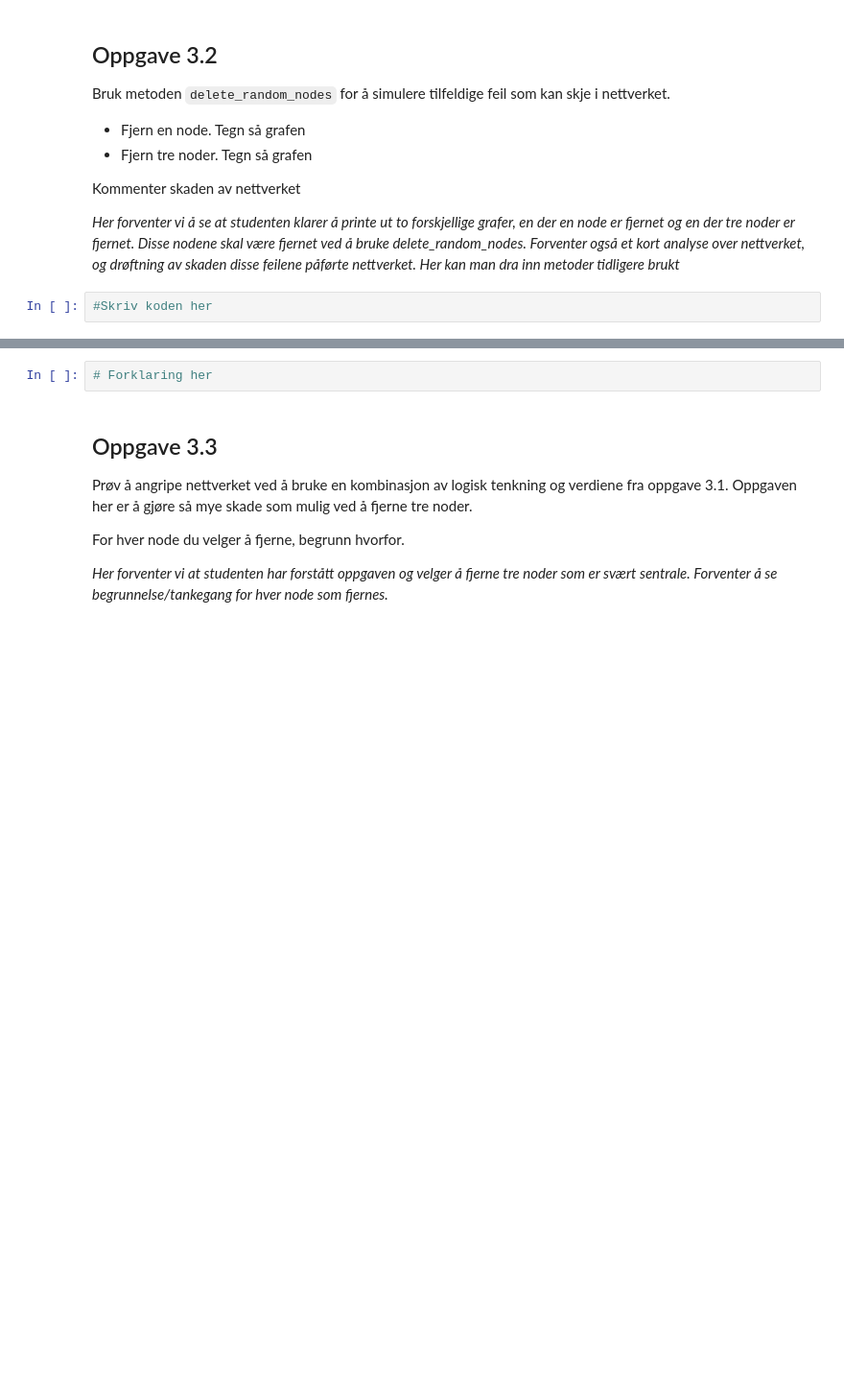
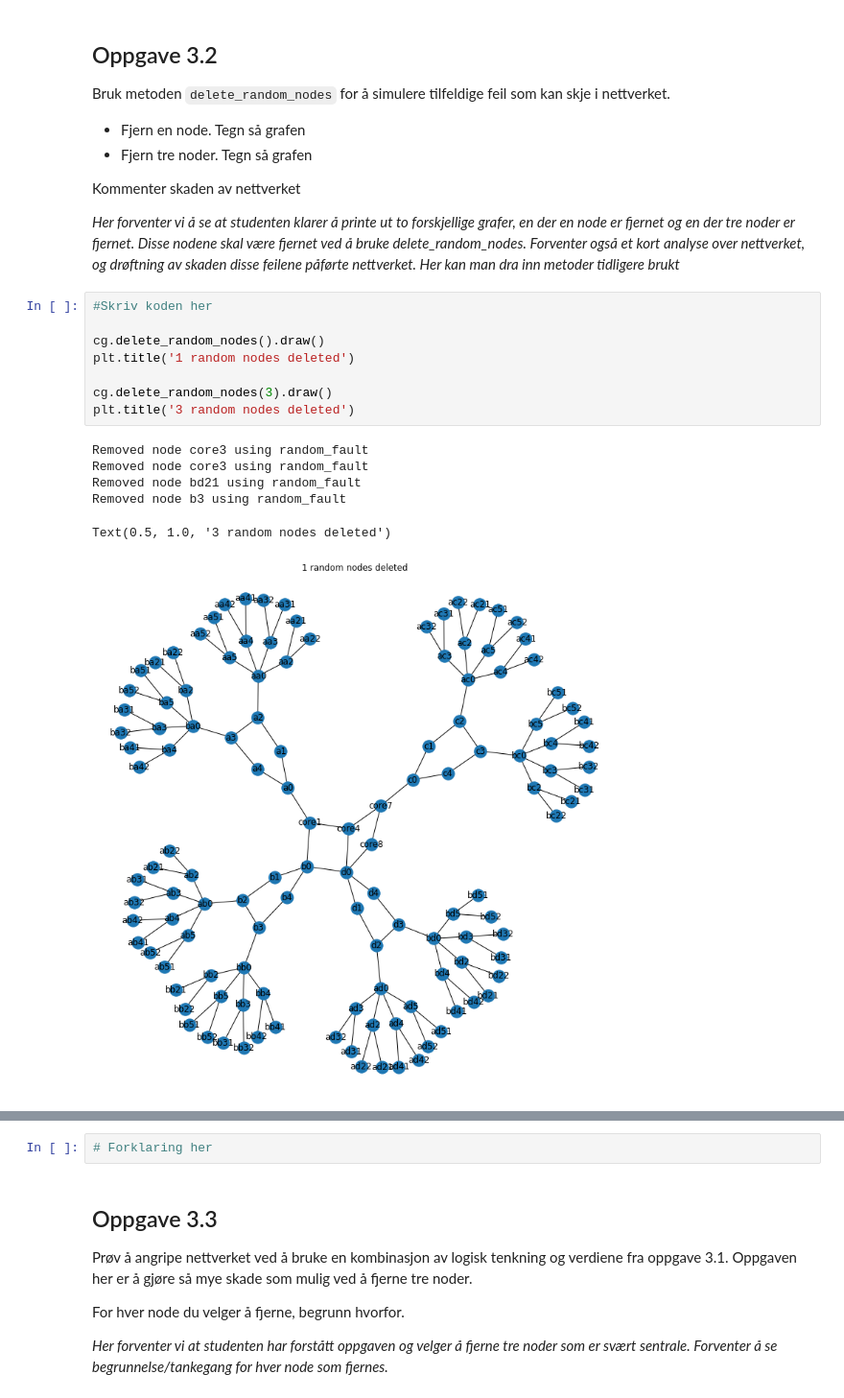
Before and after one commit to Eeaeau/TTM4185, a Jupyter notebook: Oving3-revidert-v1.ipynb, the cells around one changed output, grey strips where cells are left out. Shown at 96% size. Saved outputs shown, nothing was run; the diff lists cells and outputs as text; blank space fills up the shorter version.

```diff
--- a/Oving3-revidert-v1.ipynb
+++ b/Oving3-revidert-v1.ipynb
@@ -530,5 +698,18 @@ Bruk metoden <code>delete_random_nodes</code> for å simulere tilfeldige feil so
 Kommenter skaden av nettverket
 
 <em> Her forventer vi å se at studenten klarer å printe ut to forskjellige grafer, en der en node er fjernet og en der tre noder er fjernet. Disse nodene skal være fjernet ved å bruke delete_random_nodes. Forventer også et kort analyse over nettverket, og drøftning av skaden disse feilene påførte nettverket. Her kan man dra inn metoder tidligere brukt</em>
-# %%
-#Skriv koden her
+# %%
+#Skriv koden her
+
+cg.delete_random_nodes().draw()
+plt.title('1 random nodes deleted')
+
+cg.delete_random_nodes(3).draw()
+plt.title('3 random nodes deleted')
+# %% [output]
+Removed node core3 using random_fault
+Removed node core3 using random_fault
+Removed node bd21 using random_fault
+Removed node b3 using random_fault
+Text(0.5, 1.0, '3 random nodes deleted')
+[figure, added]
```
Also changed, not shown: parts of 30 cells of this notebook.
